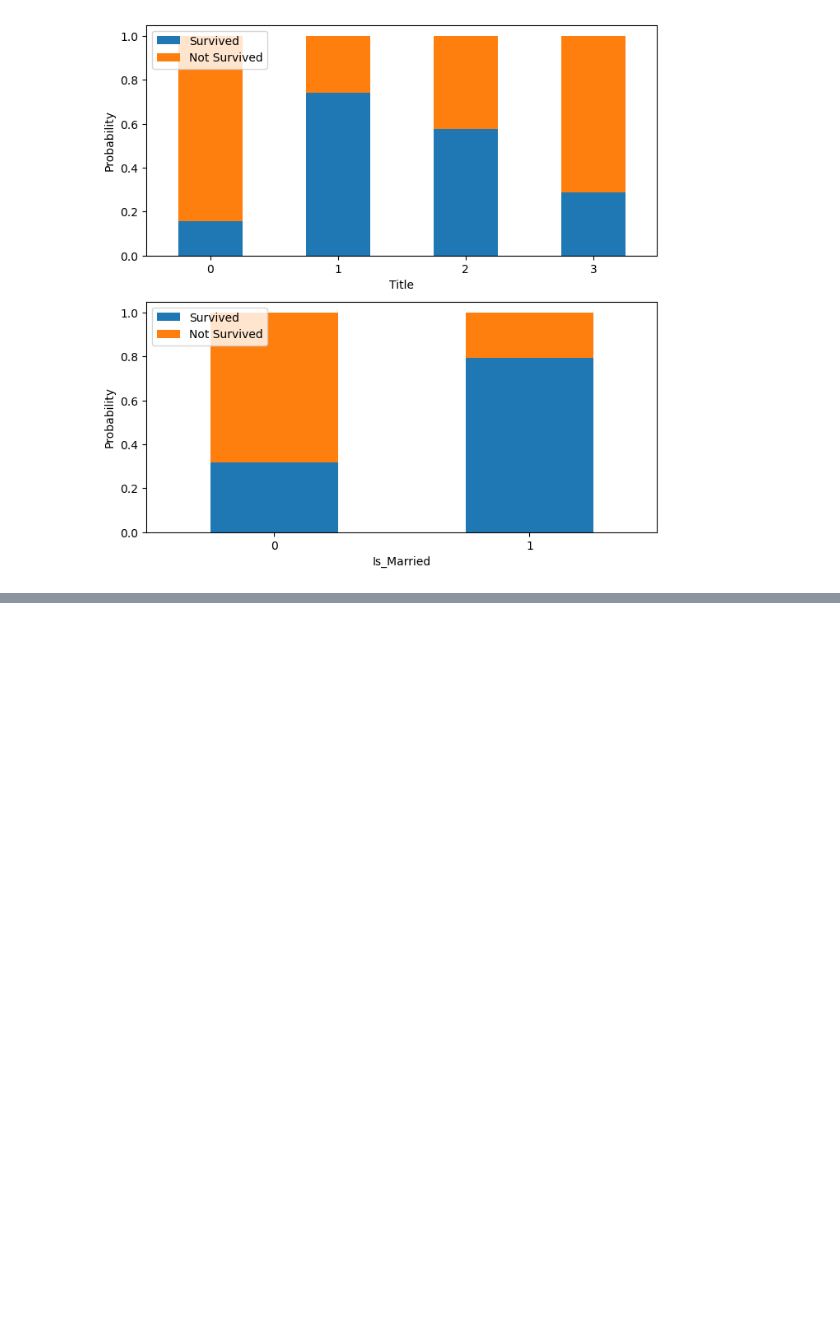
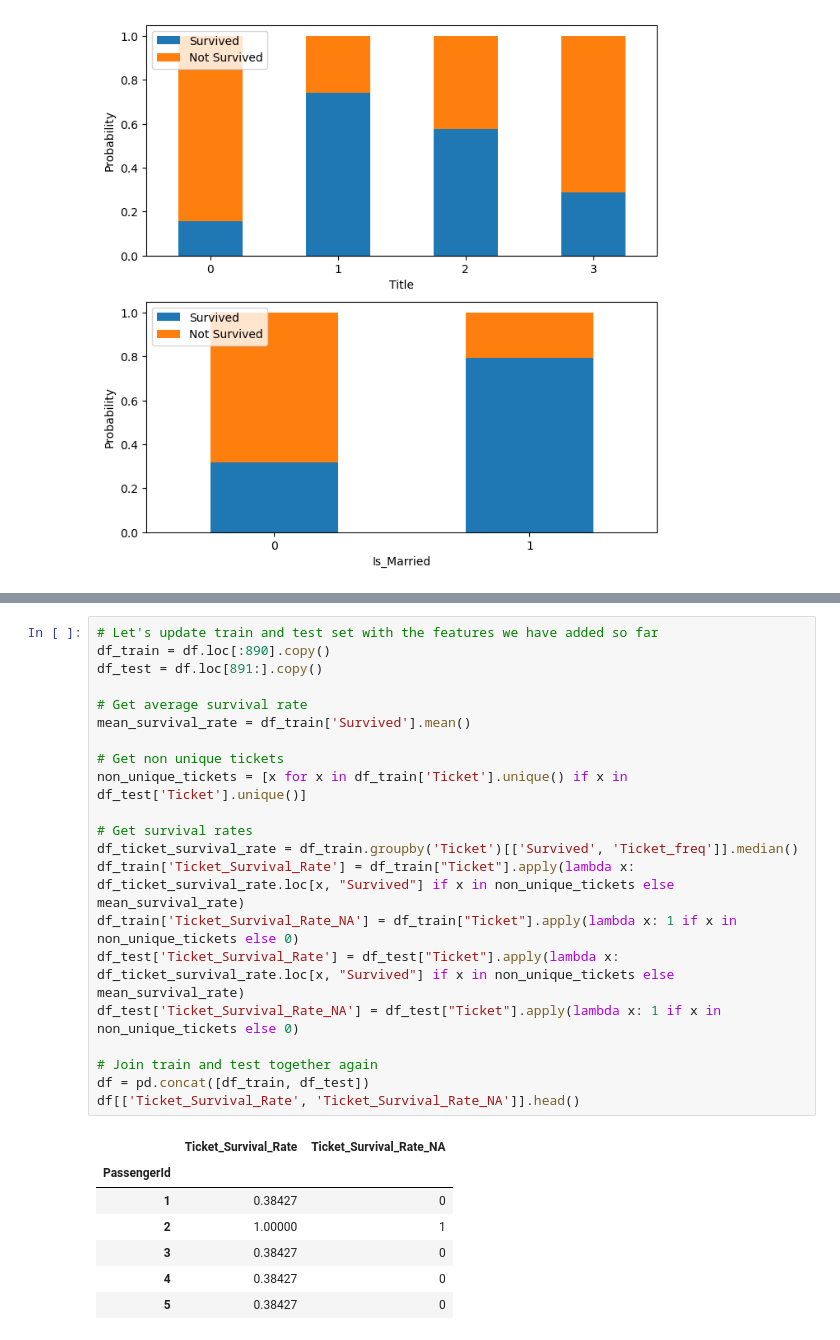
Before and after one commit to emivilla/ds-projects, a Jupyter notebook: titanic/notebook.ipynb, the cells around one changed output, grey strips where cells are left out. Cells and saved outputs as stored; diff of their text form; blank space fills up the shorter version.

```diff
--- a/titanic/notebook.ipynb
+++ b/titanic/notebook.ipynb
@@ -540,0 +551,29 @@ From the plots above we see indeed that the *Name* feature contains valuable inf
+# %%
+# Let's update train and test set with the features we have added so far
+df_train = df.loc[:890].copy()
+df_test = df.loc[891:].copy()
+
+# Get average survival rate
+mean_survival_rate = df_train['Survived'].mean()
+
+# Get non unique tickets
+non_unique_tickets = [x for x in df_train['Ticket'].unique() if x in df_test['Ticket'].unique()]
+
+# Get survival rates
+df_ticket_survival_rate = df_train.groupby('Ticket')[['Survived', 'Ticket_freq']].median()
+df_train['Ticket_Survival_Rate'] = df_train["Ticket"].apply(lambda x: df_ticket_survival_rate.loc[x, "Survived"] if x in non_unique_tickets else mean_survival_rate)
+df_train['Ticket_Survival_Rate_NA'] = df_train["Ticket"].apply(lambda x: 1 if x in non_unique_tickets else 0)
+df_test['Ticket_Survival_Rate'] = df_test["Ticket"].apply(lambda x: df_ticket_survival_rate.loc[x, "Survived"] if x in non_unique_tickets else mean_survival_rate)
+df_test['Ticket_Survival_Rate_NA'] = df_test["Ticket"].apply(lambda x: 1 if x in non_unique_tickets else 0)
+
+# Join train and test together again
+df = pd.concat([df_train, df_test])
+df[['Ticket_Survival_Rate', 'Ticket_Survival_Rate_NA']].head()
+# %% [output]
+|  | Ticket_Survival_Rate | Ticket_Survival_Rate_NA |
+| PassengerId |  |  |
+| 1 | 0.38427 | 0 |
+| 2 | 1.00000 | 1 |
+| 3 | 0.38427 | 0 |
+| 4 | 0.38427 | 0 |
+| 5 | 0.38427 | 0 |
```
Also changed, not shown: parts of 35 cells of this notebook.
